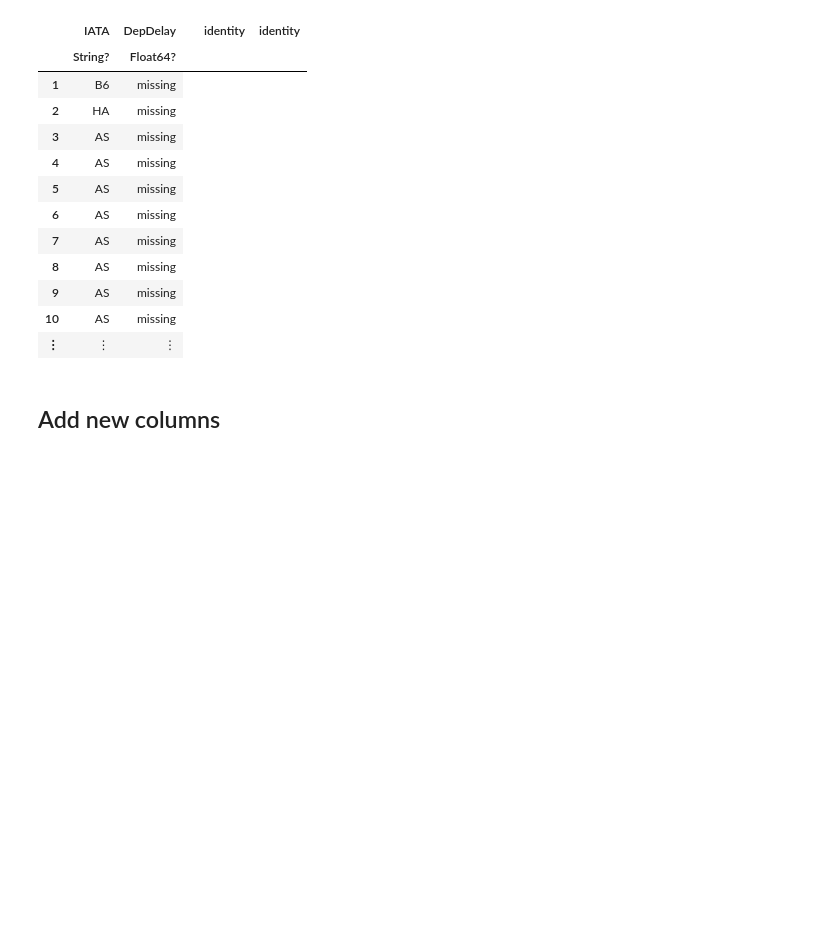
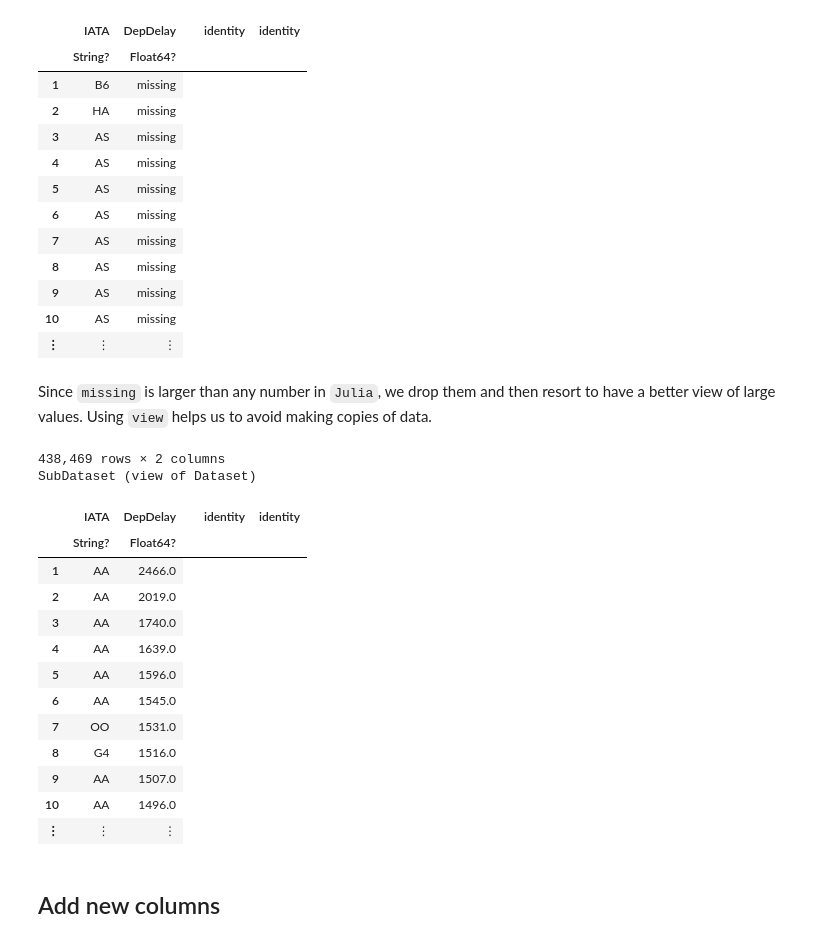
Before and after one commit to sl-solution/InMemoryDatasetsTutorial, a Jupyter notebook: flights.ipynb, the cells around one changed output. Drawn from its saved outputs; the diff is of its cells as text; code cells hidden in the pictures; blank space fills up the shorter version.

```diff
--- a/flights.ipynb
+++ b/flights.ipynb
@@ -251,6 +251,26 @@ Sorted by: DepDelay
 | 9 | AS | missing |
 | 10 | AS | missing |
 | ⋮ | ⋮ | ⋮ |
+# %% [markdown]
+Since `missing` is larger than any number in `Julia`, we drop them and then resort to have a better view of large values. Using `view` helps us to avoid making copies of data.
+# %%
+sort(dropmissing(flights, :DepDelay, view = true)[!, [:IATA, :DepDelay]], 2, rev = true, view = true)
+# %% [output]
+438,469 rows × 2 columns
+SubDataset (view of Dataset)
+|  | IATA | DepDelay |  | identity | identity |
+|  | String? | Float64? |
+| 1 | AA | 2466.0 |
+| 2 | AA | 2019.0 |
+| 3 | AA | 1740.0 |
+| 4 | AA | 1639.0 |
+| 5 | AA | 1596.0 |
+| 6 | AA | 1545.0 |
+| 7 | OO | 1531.0 |
+| 8 | G4 | 1516.0 |
+| 9 | AA | 1507.0 |
+| 10 | AA | 1496.0 |
+| ⋮ | ⋮ | ⋮ |
 # %% [markdown]
 ## Add new columns
 # %% [markdown]
```
Also changed, not shown: parts of 1 cell of this notebook.
